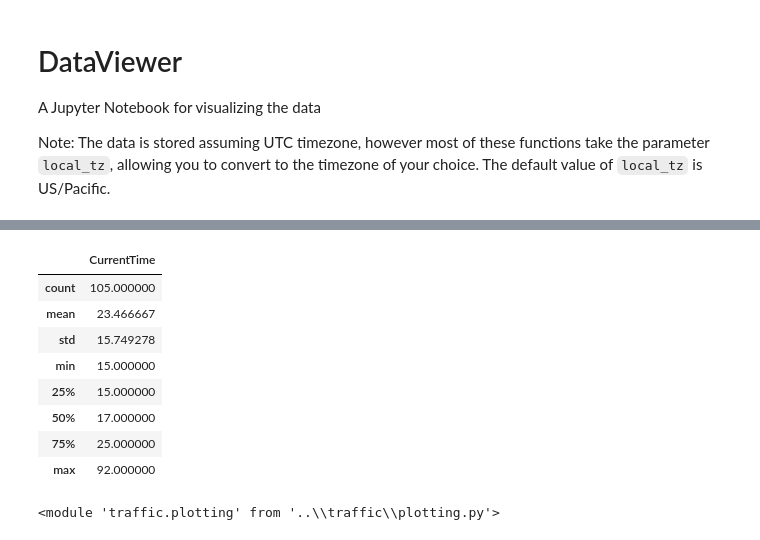
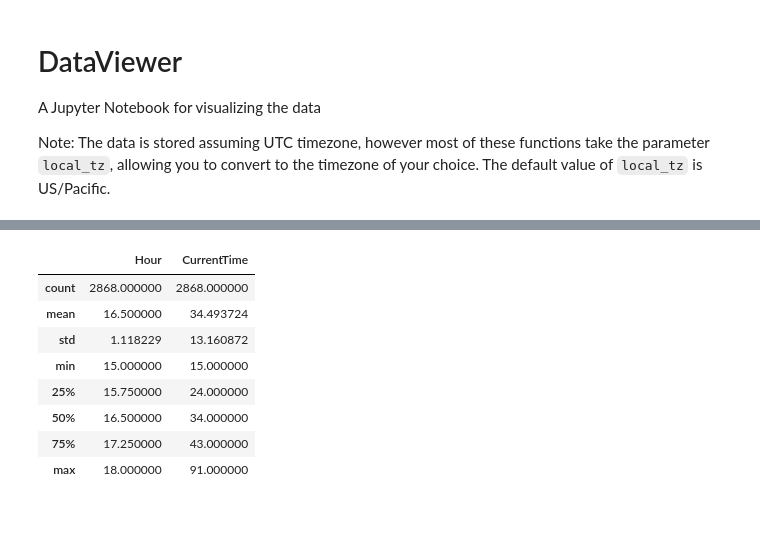
Before and after one commit to tblanarik/WSDOTTrafficData, a Jupyter notebook: src/python/jupyter/DataViewer.ipynb, the cells around one changed output, grey strips where cells are left out. Drawn from its saved outputs; the diff is of its cells as text; code cells hidden in the pictures.

```diff
--- a/src/python/jupyter/DataViewer.ipynb
+++ b/src/python/jupyter/DataViewer.ipynb
@@ -37,12 +19,20 @@ df = travel.filter_hour_range(df, 13, 19)
+# %%
+d1 = d.weekdays().hours_filter(15, 18)
+# %%
+d1['Hour'] = d1.apply(lambda row: row['TimeUpdated'].hour, axis=1)
+# %%
+d1['Weekday'] = d1.apply(lambda row: weekdayName(row['TimeUpdated'].weekday()), axis=1)
+# %%
+tidy = d1[['Weekday','Hour', 'CurrentTime']]
 # %%
-df.describe()
+tidy.describe()
 # %% [output]
-|  | CurrentTime |
-| count | 105.000000 |
-| mean | 23.466667 |
-| std | 15.749278 |
-| min | 15.000000 |
-| 25% | 15.000000 |
-| 50% | 17.000000 |
-| 75% | 25.000000 |
-| max | 92.000000 |
+|  | Hour | CurrentTime |
+| count | 2868.000000 | 2868.000000 |
+| mean | 16.500000 | 34.493724 |
+| std | 1.118229 | 13.160872 |
+| min | 15.000000 | 15.000000 |
+| 25% | 15.750000 | 24.000000 |
+| 50% | 16.500000 | 34.000000 |
+| 75% | 17.250000 | 43.000000 |
+| max | 18.000000 | 91.000000 |
@@ -56,4 +38,0 @@ import pandas
-# %%
-importlib.reload(tp)
-# %% [output]
-<module 'traffic.plotting' from '..\\traffic\\plotting.py'>
```
Also changed, not shown: parts of 18 cells of this notebook.
